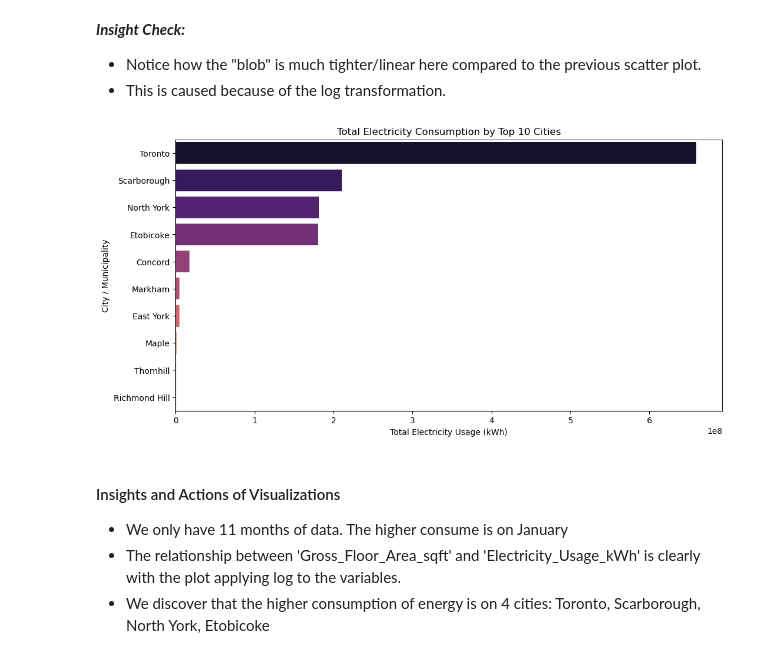
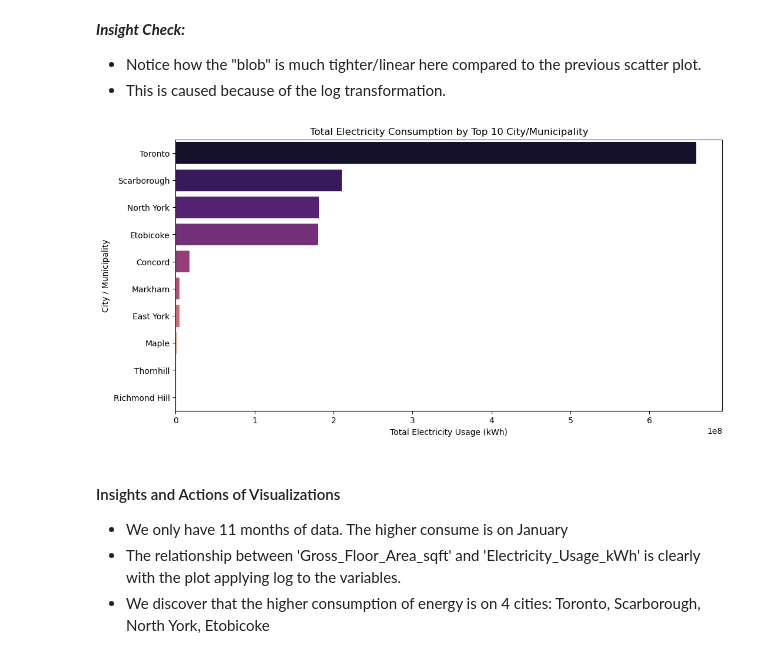
Before and after one commit to JorgeRPMHS/Project, a Jupyter notebook: CPSC_610-Group 6-clean copy.ipynb, the cells around one changed output. Saved outputs shown, nothing was run; the diff lists cells and outputs as text; code cells hidden in the pictures.

```diff
--- a/CPSC_610-Group 6-clean.ipynb
+++ b/CPSC_610-Group 6-clean copy.ipynb
@@ -1000,22 +1000,22 @@ plt.show()
 # %%
 # ----- Visualization 3: Top Cities by Total Consumption
 # ---- Summing usage by city to see where the energy is going
 city_usage = df_merged.groupby("City/Municipality")["Electricity_Usage_kWh"].sum().sort_values(ascending=False).head(10)
 
 plt.figure(figsize=(12, 6))
 sns.barplot(
     x = city_usage.values,
     y = city_usage.index,
     palette = "magma",
     hue = city_usage.index,
     legend = False )
 
-plt.title("Total Electricity Consumption by Top 10 Cities")
+plt.title("Total Electricity Consumption by Top 10 City/Municipality")
 plt.xlabel("Total Electricity Usage (kWh)")
 plt.ylabel("City / Municipality")
 plt.show()
 # %% [output]
-[figure, old version]
+[figure, new version]
 # %% [markdown]
 #### Insights and Actions of Visualizations
 
```
Also changed, not shown: parts of 12 cells of this notebook.
